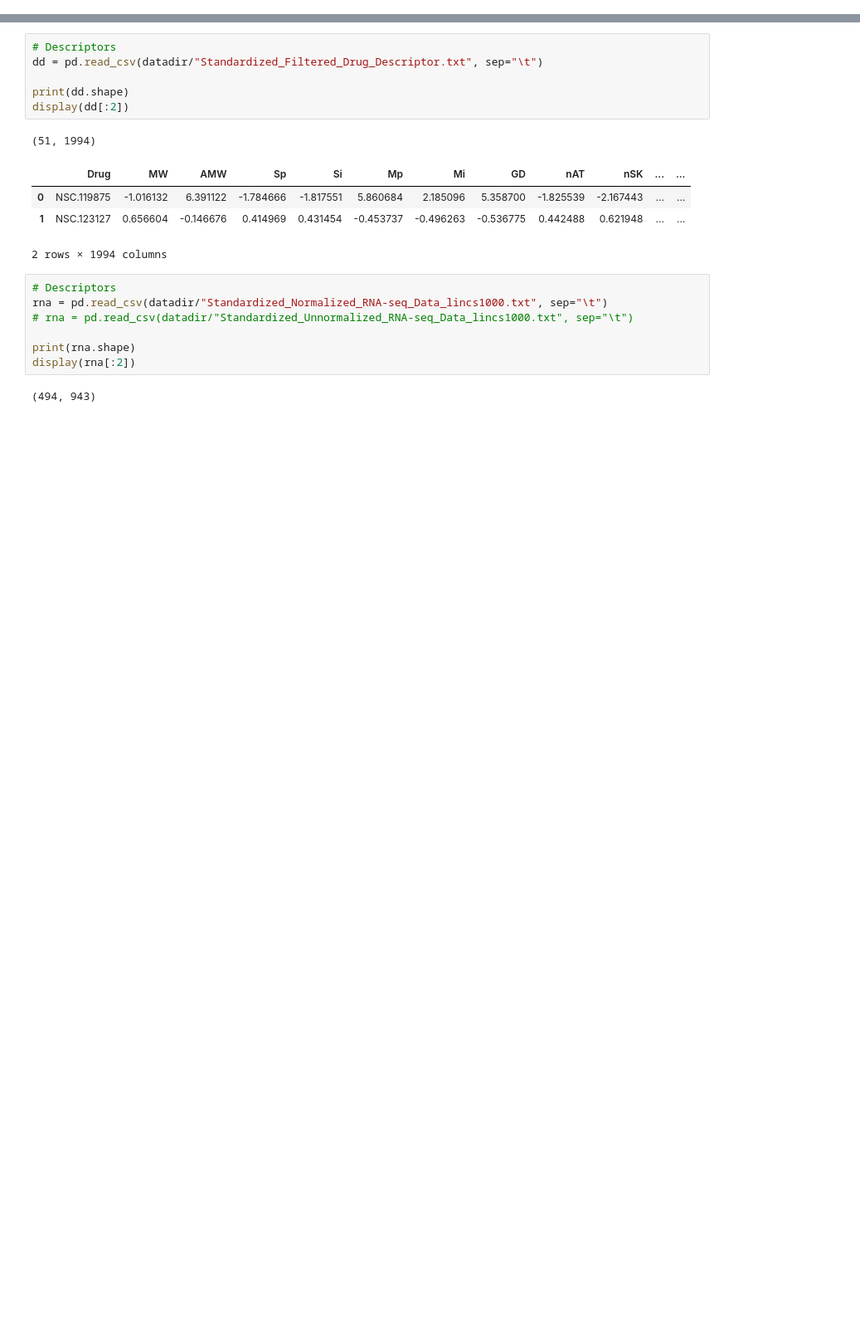
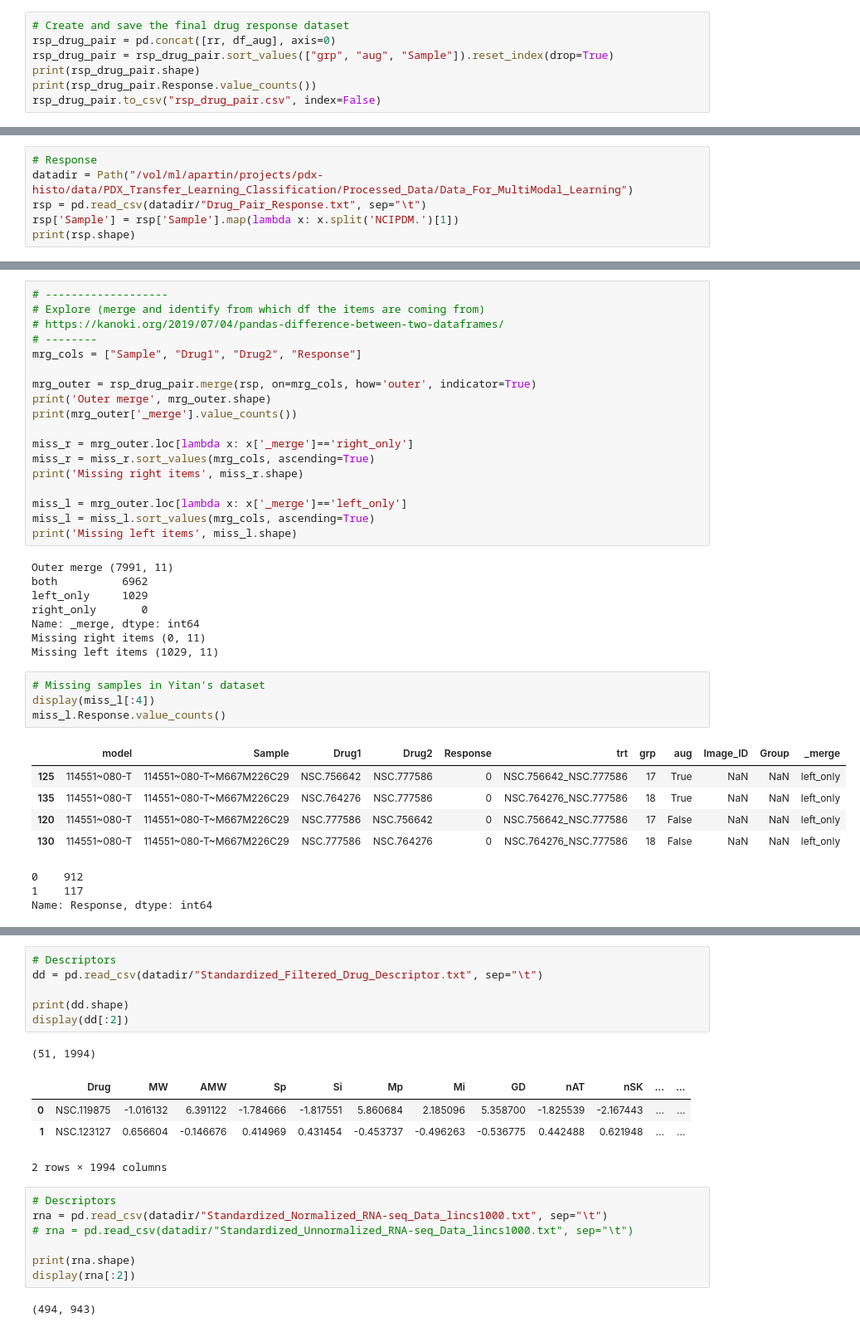
Before and after one commit to adpartin/pdx-histo, a Jupyter notebook: nbs/yitan_data.ipynb, the cells around one changed output, grey strips where cells are left out. Shown: that part at 83% size. Saved outputs shown, nothing was run; the diff lists cells and outputs as text; blank space fills up the shorter version.

```diff
--- a/nbs/yitan_data.ipynb
+++ b/nbs/yitan_data.ipynb
@@ -26,0 +146,7 @@ The autoreload extension is already loaded. To reload it, use:
+# %%
+# Create and save the final drug response dataset
+rsp_drug_pair = pd.concat([rr, df_aug], axis=0)
+rsp_drug_pair = rsp_drug_pair.sort_values(["grp", "aug", "Sample"]).reset_index(drop=True)
+print(rsp_drug_pair.shape)
+print(rsp_drug_pair.Response.value_counts())
+rsp_drug_pair.to_csv("rsp_drug_pair.csv", index=False)
@@ -26,0 +160,6 @@ The autoreload extension is already loaded. To reload it, use:
+# %%
+# Response
+datadir = Path("/vol/ml/apartin/projects/pdx-histo/data/PDX_Transfer_Learning_Classification/Processed_Data/Data_For_MultiModal_Learning")
+rsp = pd.read_csv(datadir/"Drug_Pair_Response.txt", sep="\t")
+rsp['Sample'] = rsp['Sample'].map(lambda x: x.split('NCIPDM.')[1])
+print(rsp.shape)
@@ -26,0 +180,39 @@ The autoreload extension is already loaded. To reload it, use:
+# %%
+# -------------------
+# Explore (merge and identify from which df the items are coming from)
+# https://kanoki.org/2019/07/04/pandas-difference-between-two-dataframes/
+# --------
+mrg_cols = ["Sample", "Drug1", "Drug2", "Response"]
+
+mrg_outer = rsp_drug_pair.merge(rsp, on=mrg_cols, how='outer', indicator=True)
+print('Outer merge', mrg_outer.shape)
+print(mrg_outer['_merge'].value_counts())
+
+miss_r = mrg_outer.loc[lambda x: x['_merge']=='right_only']
+miss_r = miss_r.sort_values(mrg_cols, ascending=True)
+print('Missing right items', miss_r.shape)
+
+miss_l = mrg_outer.loc[lambda x: x['_merge']=='left_only']
+miss_l = miss_l.sort_values(mrg_cols, ascending=True)
+print('Missing left items', miss_l.shape)
+# %% [output]
+Outer merge (7991, 11)
+both          6962
+left_only     1029
+right_only       0
+Name: _merge, dtype: int64
+Missing right items (0, 11)
+Missing left items (1029, 11)
+# %%
+# Missing samples in Yitan's dataset
+display(miss_l[:4])
+miss_l.Response.value_counts()
+# %% [output]
+|  | model | Sample | Drug1 | Drug2 | Response | trt | grp | aug | Image_ID | Group | _merge |
+| 125 | 114551~080-T | 114551~080-T~M667M226C29 | NSC.756642 | NSC.777586 | 0 | NSC.756642_NSC.777586 | 17 | True | NaN | NaN | left_only |
+| 135 | 114551~080-T | 114551~080-T~M667M226C29 | NSC.764276 | NSC.777586 | 0 | NSC.764276_NSC.777586 | 18 | True | NaN | NaN | left_only |
+| 120 | 114551~080-T | 114551~080-T~M667M226C29 | NSC.777586 | NSC.756642 | 0 | NSC.756642_NSC.777586 | 17 | False | NaN | NaN | left_only |
+| 130 | 114551~080-T | 114551~080-T~M667M226C29 | NSC.777586 | NSC.764276 | 0 | NSC.764276_NSC.777586 | 18 | False | NaN | NaN | left_only |
+0    912
+1    117
+Name: Response, dtype: int64
```
Also changed, not shown: parts of 26 cells of this notebook.
